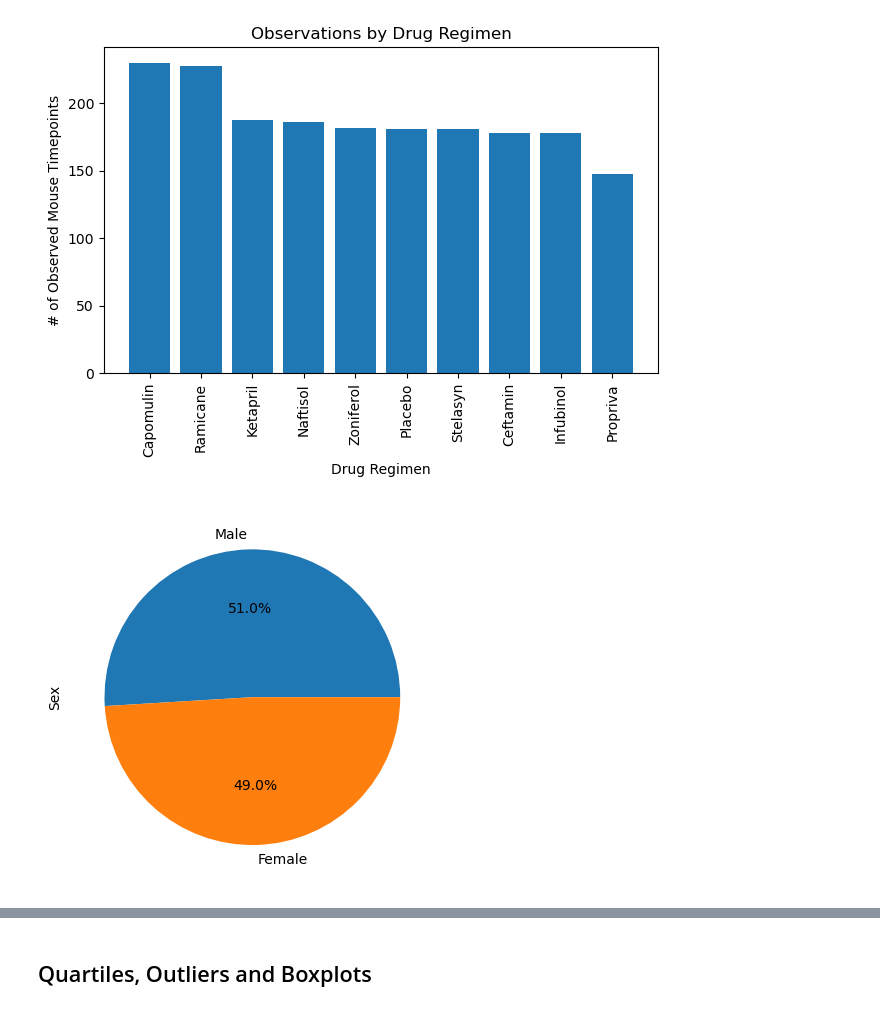
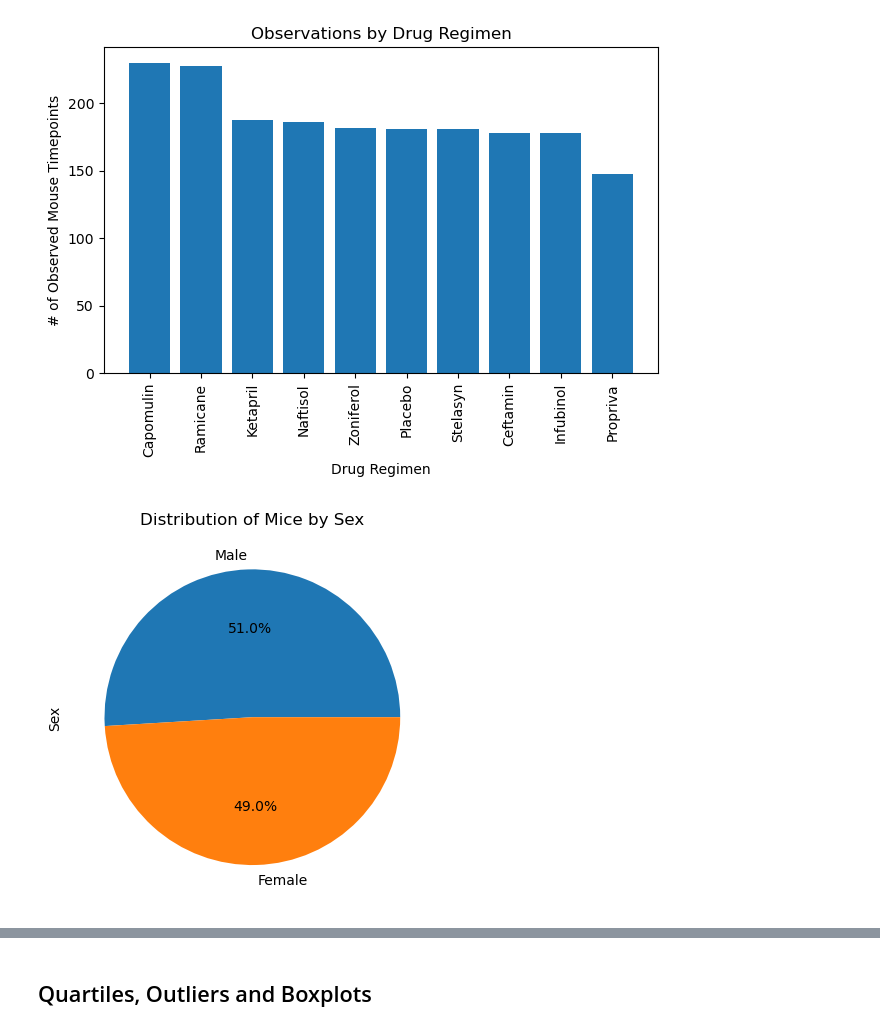
Before and after one commit to john-a-ellis/matplotlib-challenge, a Jupyter notebook: Pymaceuticals/pymaceuticals_starter.ipynb, the cells around one changed output, grey strips where cells are left out. Saved outputs shown, nothing was run; the diff lists cells and outputs as text; code cells hidden in the pictures.

Commit message:
cleaned up plot elements

```diff
--- a/Pymaceuticals/pymaceuticals_starter.ipynb
+++ b/Pymaceuticals/pymaceuticals_starter.ipynb
@@ -167,10 +167,10 @@ plt.show()
 # %%
 # Generate a pie plot showing the distribution of female versus male mice using Pandas
 pie_data=clean_df.value_counts('Sex')
-pie_data.plot(kind='pie',ylabel='Sex', autopct='%1.1f%%')
+pie_data.plot(kind='pie',ylabel='Sex', autopct='%1.1f%%', title='Distribution of Mice by Sex')
 plt.show()
 # %% [output]
-[figure, old version]
+[figure, new version]
 # %%
 # Generate a pie plot showing the distribution of female versus male mice using pyplot
 plt.pie(pie_data, autopct='%1.1f%%', labels=pie_data.index)
```
Also changed, not shown: parts of 3 cells of this notebook.
